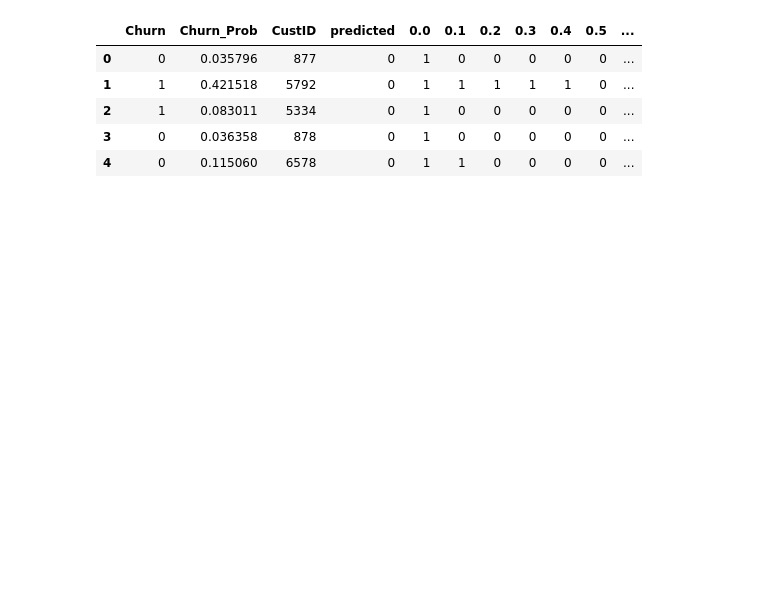
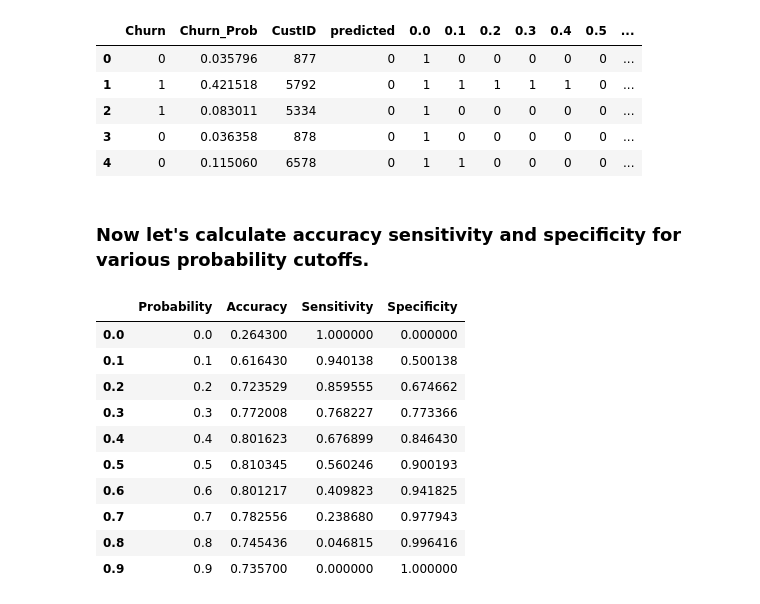
Before and after one commit to vivekkum-ar/Telecom-Churn-Logistic-Regression, a Jupyter notebook: Telecom-Churn-Logistic-Model.ipynb, the cells around one changed output. Drawn from its saved outputs; the diff is of its cells as text; code cells hidden in the pictures; blank space fills up the shorter version.

```diff
--- a/Telecom-Churn-Logistic-Model.ipynb
+++ b/Telecom-Churn-Logistic-Model.ipynb
@@ -977,3 +977,36 @@ y_train_pred_final.head()
 | 2 | 1 | 0.083011 | 5334 | 0 | 1 | 0 | 0 | 0 | 0 | 0 | ... |
 | 3 | 0 | 0.036358 | 878 | 0 | 1 | 0 | 0 | 0 | 0 | 0 | ... |
 | 4 | 0 | 0.115060 | 6578 | 0 | 1 | 1 | 0 | 0 | 0 | 0 | ... |
+# %% [markdown]
+### Now let's calculate accuracy sensitivity and specificity for various probability cutoffs.
+# %%
+cutoff_df = pd.DataFrame( columns = ['Probability','Accuracy','Sensitivity','Specificity'])
+from sklearn.metrics import confusion_matrix
+
+# TP = confusion[1,1] # true positive
+# TN = confusion[0,0] # true negatives
+# FP = confusion[0,1] # false positives
+# FN = confusion[1,0] # false negatives
+
+num = [0.0,0.1,0.2,0.3,0.4,0.5,0.6,0.7,0.8,0.9]
+for i in num:
+    cm1 = metrics.confusion_matrix(y_train_pred_final.Churn, y_train_pred_final[i] )
+    total1=sum(sum(cm1))
+    accuracy = (cm1[0,0]+cm1[1,1])/total1
+
+    speci = cm1[0,0]/(cm1[0,0]+cm1[0,1])
+    sensi = cm1[1,1]/(cm1[1,0]+cm1[1,1])
+    cutoff_df.loc[i] =[ i ,accuracy,sensi,speci]
+cutoff_df
+# %% [output]
+|  | Probability | Accuracy | Sensitivity | Specificity |
+| 0.0 | 0.0 | 0.264300 | 1.000000 | 0.000000 |
+| 0.1 | 0.1 | 0.616430 | 0.940138 | 0.500138 |
+| 0.2 | 0.2 | 0.723529 | 0.859555 | 0.674662 |
+| 0.3 | 0.3 | 0.772008 | 0.768227 | 0.773366 |
+| 0.4 | 0.4 | 0.801623 | 0.676899 | 0.846430 |
+| 0.5 | 0.5 | 0.810345 | 0.560246 | 0.900193 |
+| 0.6 | 0.6 | 0.801217 | 0.409823 | 0.941825 |
+| 0.7 | 0.7 | 0.782556 | 0.238680 | 0.977943 |
+| 0.8 | 0.8 | 0.745436 | 0.046815 | 0.996416 |
+| 0.9 | 0.9 | 0.735700 | 0.000000 | 1.000000 |
```
Also changed, not shown: parts of 77 cells of this notebook.
